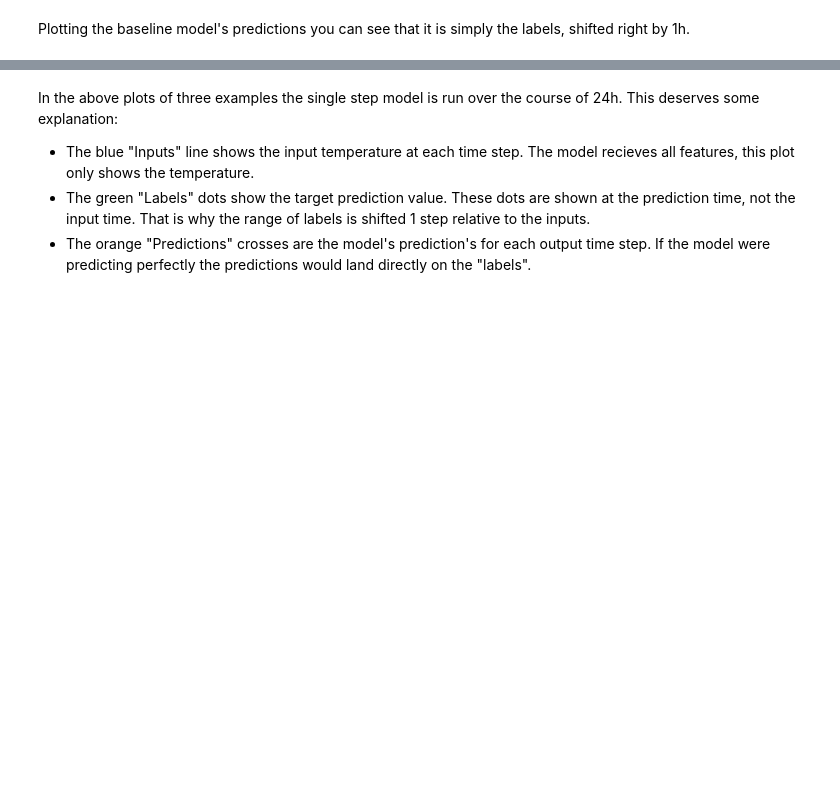
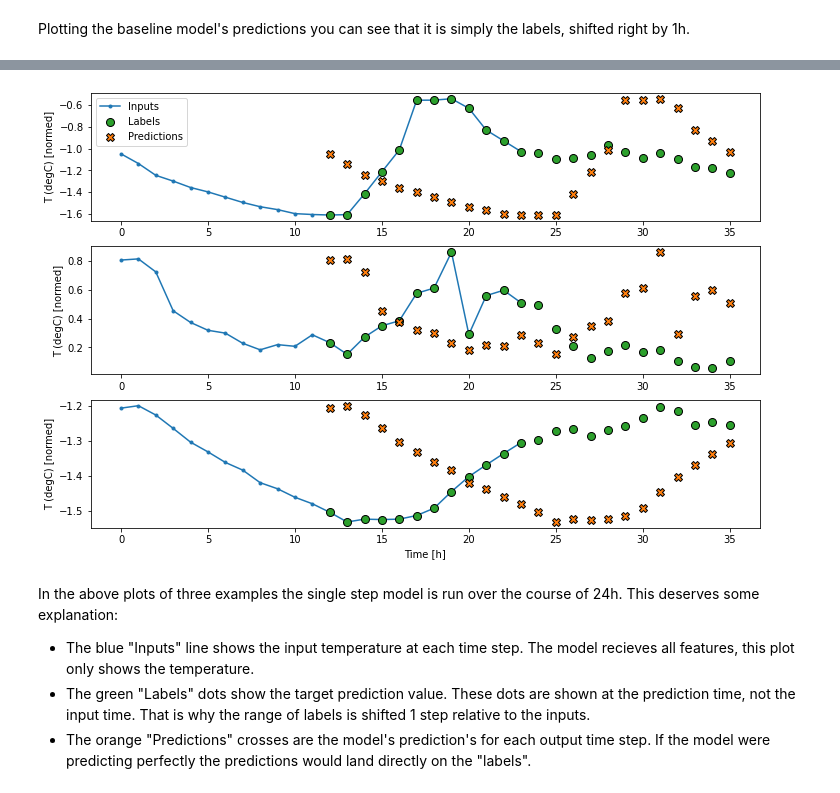
Before and after one commit to shubacca/time-series-tf-weather, a Jupyter notebook: site/en/tutorials/structured_data/time_series.ipynb, the cells around one changed output, grey strips where cells are left out. Cells and saved outputs as stored; diff of their text form; code cells hidden in the pictures; blank space fills up the shorter version.

```diff
--- a/site/en/tutorials/structured_data/time_series.ipynb
+++ b/site/en/tutorials/structured_data/time_series.ipynb
@@ -721,3 +670,13 @@ That printed some performance metrics, but those don't give you a feeling for ho
 The `WindowGenerator` has a plot method, but the plots won't be very interesting with only a single sample. So, create a wider `WindowGenerator` that generates windows 24h of consecutive inputs and labels at a time.
 
 The `wide_window` doesn't change the way the model operates. The model still makes predictions 1h into the future based on a single input time step. Here the `time` axis acts like the `batch` axis: Each prediction is made independently with no interaction between time steps.
+# %%
+###########################
+## Question on this one where the label_width = 2 or some other number
+###########################
+
+wide_window_t = WindowGenerator(
+    input_width=24, label_width=24, shift=12,
+    label_columns=['T (degC)'])
+
+wide_window_t
@@ -741,3 +721,7 @@ wide_window.plot(baseline)
+# %%
+wide_window_t.plot(baseline)
+# %% [output]
+[figure, added]
 # %% [markdown]
 In the above plots of three examples the single step model is run over the course of 24h. This deserves some explanation:
 
```
Also changed, not shown: parts of 59 cells of this notebook.
